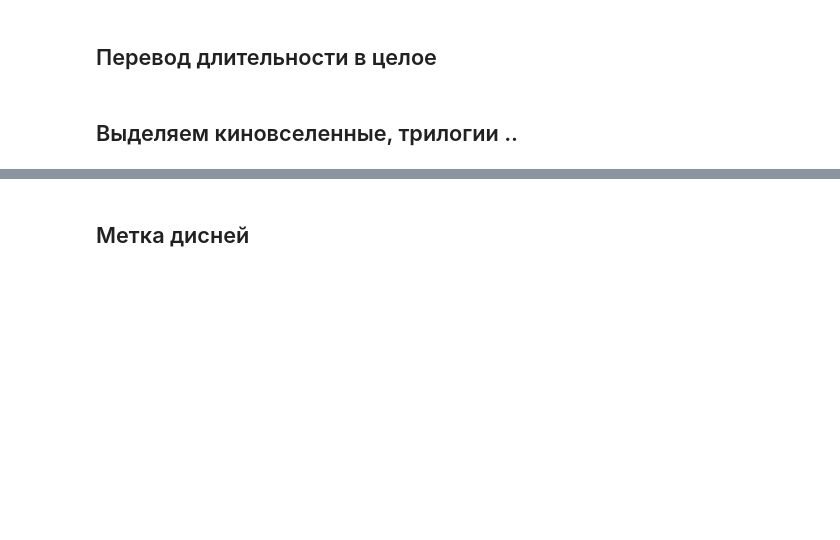
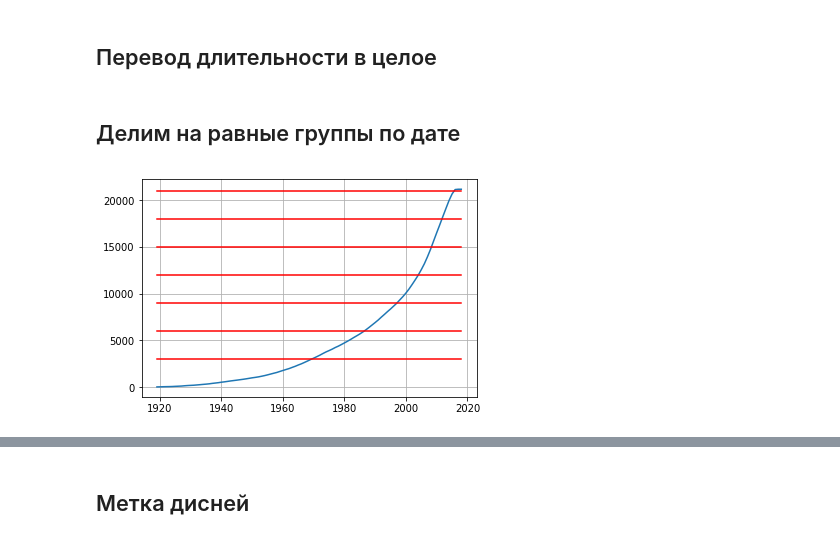
Before and after one commit to kandrewkov/Movie-Recommendations, a Jupyter notebook: preproc_data.ipynb, the cells around one changed output, grey strips where cells are left out. Drawn from its saved outputs; the diff is of its cells as text; code cells hidden in the pictures; blank space fills up the shorter version.

```diff
--- a/preproc_data.ipynb
+++ b/preproc_data.ipynb
@@ -262,5 +285,22 @@ for ind, time, movie in zip(range(len(movies)), movies['movie_duration'], movies
 
 # movies['movie_duration'].mean(), movies['movie_duration'].median()
 movies['movie_duration'] = movies['movie_duration'].fillna(100)
-# %% [markdown]
-## Выделяем киновселенные, трилогии ..
+# %% [markdown]
+## Делим на равные группы по дате
+# %%
+import matplotlib.pyplot as plt
+movies = pd.read_csv('preproc_movies_nobudget.csv', index_col=0)
+step = 0
+movie_counts=[]
+x = list(range(1919, 2019))
+x.reverse()
+for i in range(100):
+    count = len(movies[movies['movie_year'] < 2018-i])
+    movie_counts.append(count)
+#     print('<', 2018-i, count)
+plt.plot(x, movie_counts)
+for count in range(3000, 23000, 3000):
+    plt.plot(x, [count]*100, 'r')
+plt.grid()
+# %% [output]
+[figure, added]
```
Also changed, not shown: parts of 21 cells of this notebook, 4 other files.
